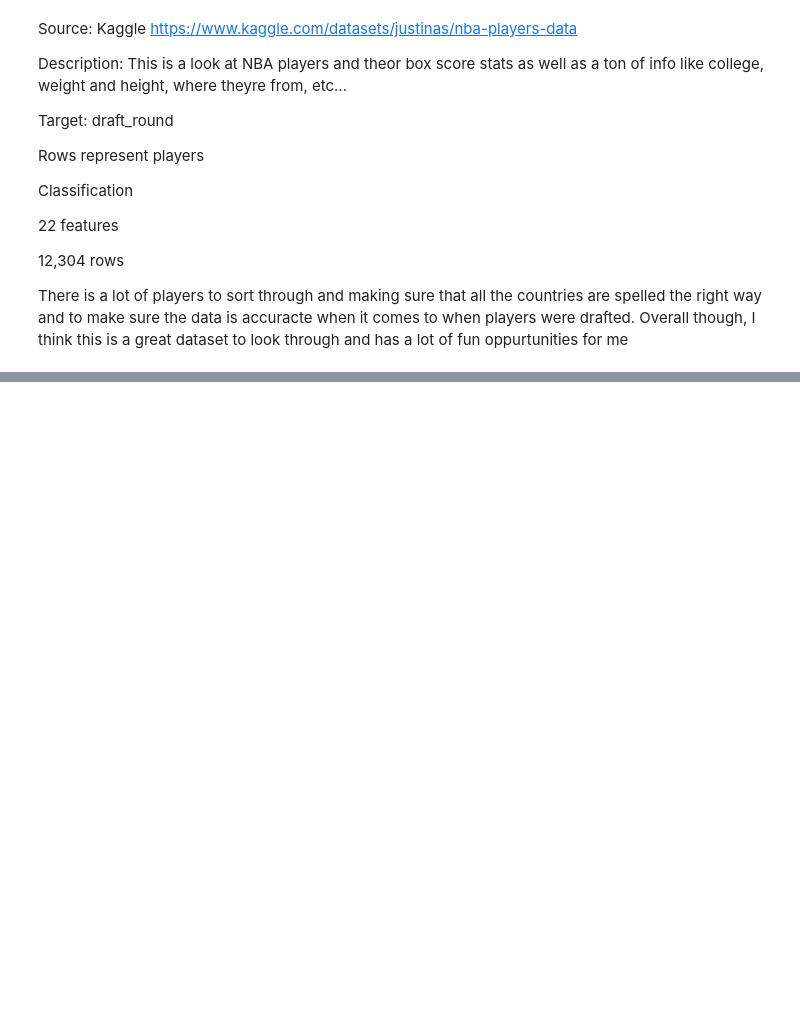
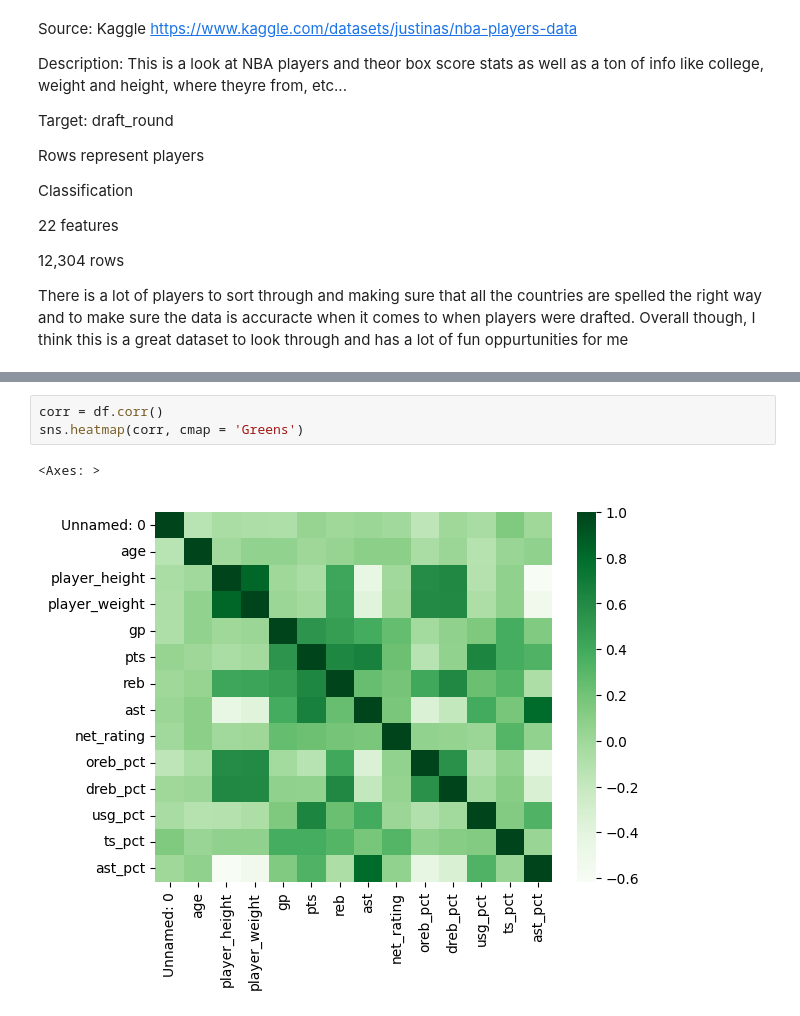
Before and after one commit to BrettBoynton/Project-2, a Jupyter notebook: Project_2.ipynb, the cells around one changed output, grey strips where cells are left out. Saved outputs shown, nothing was run; the diff lists cells and outputs as text; blank space fills up the shorter version.

```diff
--- a/Project_2.ipynb
+++ b/Project_2.ipynb
@@ -63,0 +77,6 @@ Making sure all of the words are spelt correctly and dealing with the num_review
+# %%
+corr = df.corr()
+sns.heatmap(corr, cmap = 'Greens')
+# %% [output]
+<Axes: >
+[figure, added]
```
Also changed, not shown: parts of 15 cells of this notebook.
